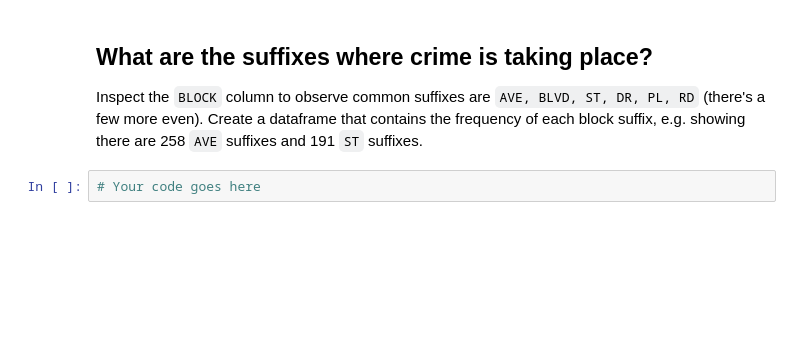
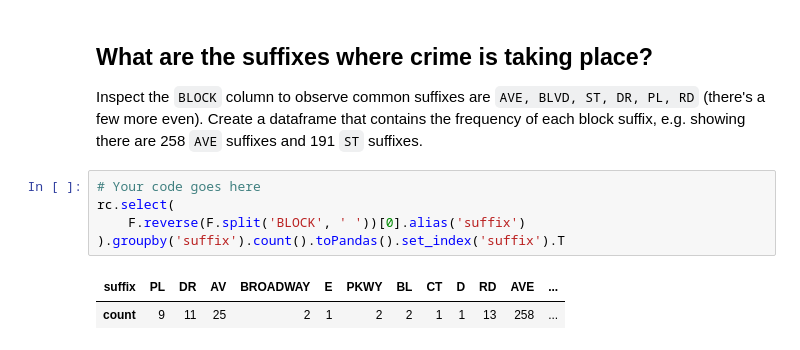
Before and after one commit to hanlululu/02807-Computational-tools-for-Data-Science, a Jupyter notebook: Week7/exercises_week_7.ipynb, the cells around one changed output. Saved outputs shown, nothing was run; the diff lists cells and outputs as text; blank space fills up the shorter version.

```diff
--- a/Week7/exercises_week_7.ipynb
+++ b/Week7/exercises_week_7.ipynb
@@ -136,5 +315,11 @@ Now load the data you've downloaded locally into a spark dataframe, and proceed
 ## What are the suffixes where crime is taking place?
 
 Inspect the `BLOCK` column to observe common suffixes are `AVE, BLVD, ST, DR, PL, RD` (there's a few more even). Create a dataframe that contains the frequency of each block suffix, e.g. showing there are 258 `AVE` suffixes and 191 `ST` suffixes.
-# %%
-# Your code goes here
+# %%
+# Your code goes here
+rc.select(
+    F.reverse(F.split('BLOCK', ' '))[0].alias('suffix')
+).groupby('suffix').count().toPandas().set_index('suffix').T
+# %% [output]
+| suffix | PL | DR | AV | BROADWAY | E | PKWY | BL | CT | D | RD | AVE | ... |
+| count | 9 | 11 | 25 | 2 | 1 | 2 | 2 | 1 | 1 | 13 | 258 | ... |
```
Also changed, not shown: parts of 28 cells of this notebook, 3 other files.
